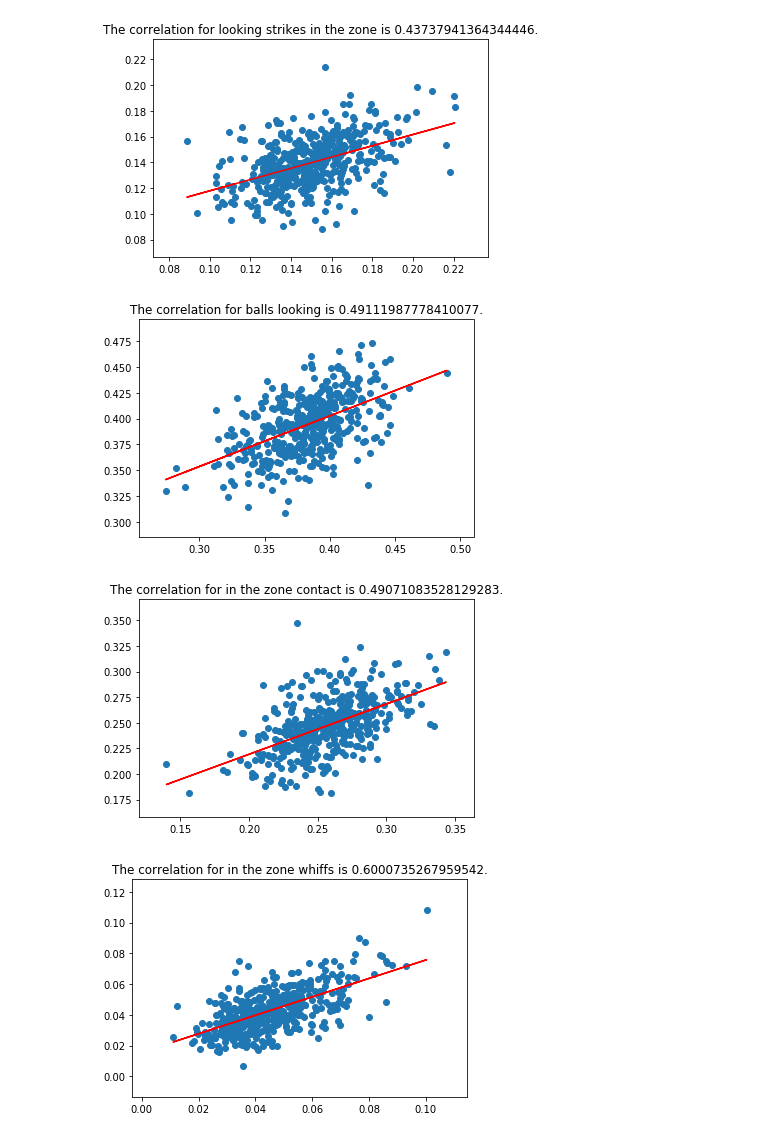
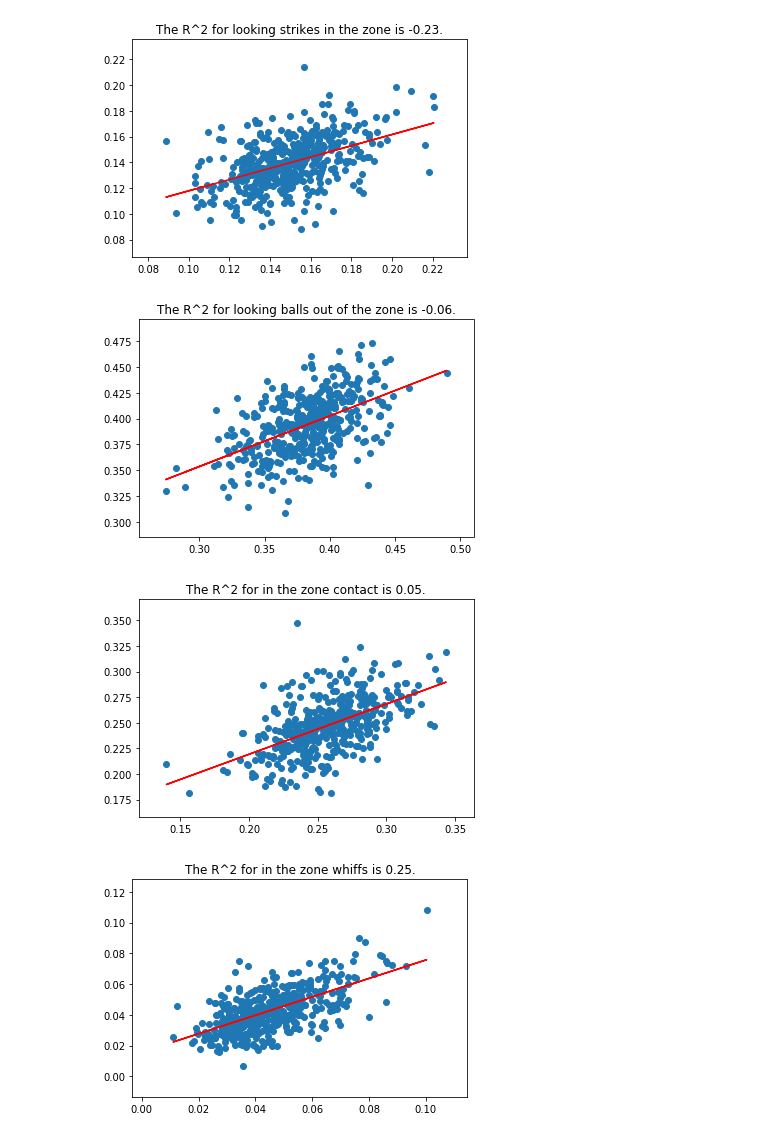
Before and after one commit to TrevorCap/Baseball, a Jupyter notebook: Baseball.ipynb, the cells around one changed output. Cells and saved outputs as stored; diff of their text form; code cells hidden in the pictures.

Commit message:
Graphs and linear

```diff
--- a/Baseball.ipynb
+++ b/Baseball.ipynb
@@ -15,8 +17,10 @@ from pprint import pprint
 #https://www.fangraphs.com/leaders.aspx?pos=all&stats=pit&lg=all&qual=10&type=5&season=2018&month=0&season1=2002&ind=1&team=0&rost=0&age=0&filter=&players=0
 pdstats = pd.read_csv("Resources/Leaderboard.csv")
 restats = pd.read_csv("Resources/Leaderboard2.csv")
+bastats = pd.read_csv("Resources/Leaderboard3.csv")
 # Combine individual player seasons
-total = pd.merge(pdstats, restats, on=['Season', 'playerid'])
+one = pd.merge(pdstats, restats, on=['Season', 'playerid'])
 # Remove data that is not likely to be relevant
-total = total.drop(['Team_x', 'LOB%', 'ERA-', 'FIP-', 'xFIP-', 'E-F', 'AVG', 'WHIP', 'K/BB', 'K/9', 'BB/9', 'HR/9', 'SIERA', 'Name_y', 'Team_y'], axis=1)
-total.head()
+one = one.drop(['Team_x', 'LOB%', 'ERA-', 'FIP-', 'xFIP-', 'E-F', 'AVG', 'WHIP', 'K/BB', 'K/9', 'BB/9', 'HR/9', 'SIERA', 'Name_y', 'Team_y'], axis=1)
+total = pd.merge(one, bastats, on=['Season', 'playerid'])
+total = total.drop(['W', 'L', 'Name'], axis = 1)
@@ -86,44 +83,54 @@ plt.figure(0)
 plt.scatter(graph.ZLook_x, graph.ZLook_y)
 b, m = poly(graph.ZLook_x, graph.ZLook_y, 1)
 plt.plot(graph.ZLook_x, b + m * graph.ZLook_x, '-', c='r')
-plt.title(f'The correlation for looking strikes in the zone is {m}.')
-
+sc = mt.r2_score(graph.ZLook_x, graph.ZLook_y)
+plt.title(f'The R^2 for looking strikes in the zone is {round(sc,2)}.')
+plt.savefig('Outputs/1718Zlook.png')
 
 plt.figure(1)
 plt.scatter(graph.OLook_x, graph.OLook_y)
 b, m = poly(graph.OLook_x, graph.OLook_y, 1)
 plt.plot(graph.OLook_x, b + m * graph.OLook_x, '-', c='r')
-plt.title(f'The correlation for balls looking is {m}.')
-
+sc = mt.r2_score(graph.OLook_x, graph.OLook_y)
+plt.title(f'The R^2 for looking balls out of the zone is {round(sc,2)}.')
+plt.savefig('Outputs/1718Olook.png')
 
 plt.figure(2)
 plt.scatter(graph.ZCon_x, graph.ZCon_y)
 b, m = poly(graph.ZCon_x, graph.ZCon_y, 1)
 plt.plot(graph.ZCon_x, b + m * graph.ZCon_x, '-', c='r')
-plt.title(f'The correlation for in the zone contact is {m}.')
+sc = mt.r2_score(graph.ZCon_x, graph.ZCon_y)
+plt.title(f'The R^2 for in the zone contact is {round(sc,2)}.')
+plt.savefig('Outputs/1718Olook.png')
 
 
 plt.figure(3)
 plt.scatter(graph.ZWif_x, graph.ZWif_y)
 b, m = poly(graph.ZWif_x, graph.ZWif_y, 1)
 plt.plot(graph.ZWif_x, b + m * graph.ZWif_x, '-', c='r')
-plt.title(f'The correlation for in the zone whiffs is {m}.')
+sc = mt.r2_score(graph.ZWif_x, graph.ZWif_y)
+plt.title(f'The R^2 for in the zone whiffs is {round(sc,2)}.')
+plt.savefig('Outputs/1718ZWif.png')
 
 plt.figure(4)
 plt.scatter(graph.OCon_x, graph.OCon_y)
 b, m = poly(graph.OCon_x, graph.OCon_y, 1)
 plt.plot(graph.OCon_x, b + m * graph.OCon_x, '-', c='r')
-plt.title(f'The correlation for out of zone contact is {m}.')
+sc = mt.r2_score(graph.OCon_x, graph.OCon_y)
+plt.title(f'The R^2 for out of zone contact is {round(sc,2)}.')
+plt.savefig('Outputs/1718OCon.png')
 
 plt.figure(5)
 plt.scatter(graph.OWif_x, graph.OWif_y)
 b, m = poly(graph.OWif_x, graph.OWif_y, 1)
 plt.plot(graph.OWif_x, b + m * graph.OWif_x, '-', c='r')
-plt.title(f'The correlation for out of zone whiffs is {m}.')
+sc = mt.r2_score(graph.OWif_x, graph.OWif_y)
+plt.title(f'The R^2 for out of zone whiffs is {round(sc,2)}.')
+plt.savefig('Outputs/1718OWif.png')
 
 plt.show()
 # %% [output]
-[figure, old version]
+[figure, new version]
-[figure, old version]
+[figure, new version]
-[figure, old version]
+[figure, new version]
-[figure, old version]
+[figure, new version]
```
Also changed, not shown: parts of 41 cells of this notebook, 24 other files.
